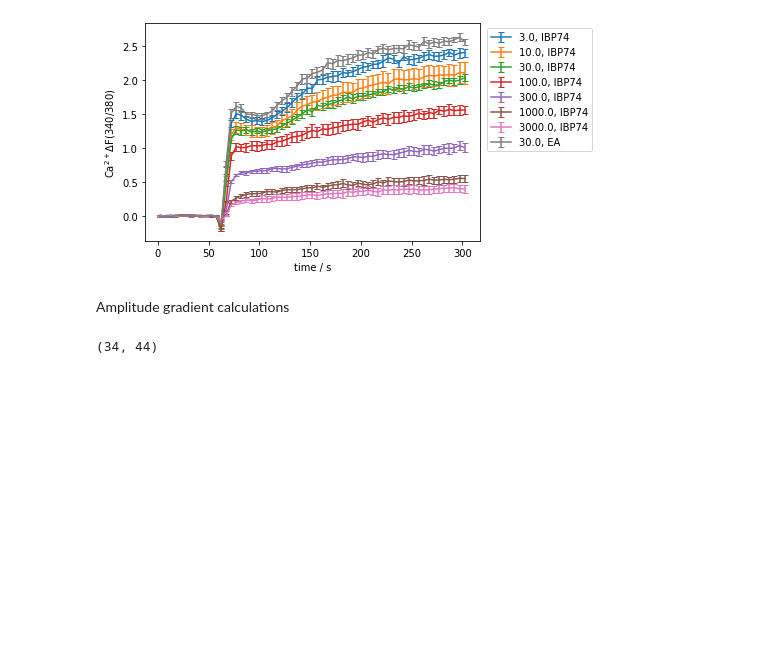
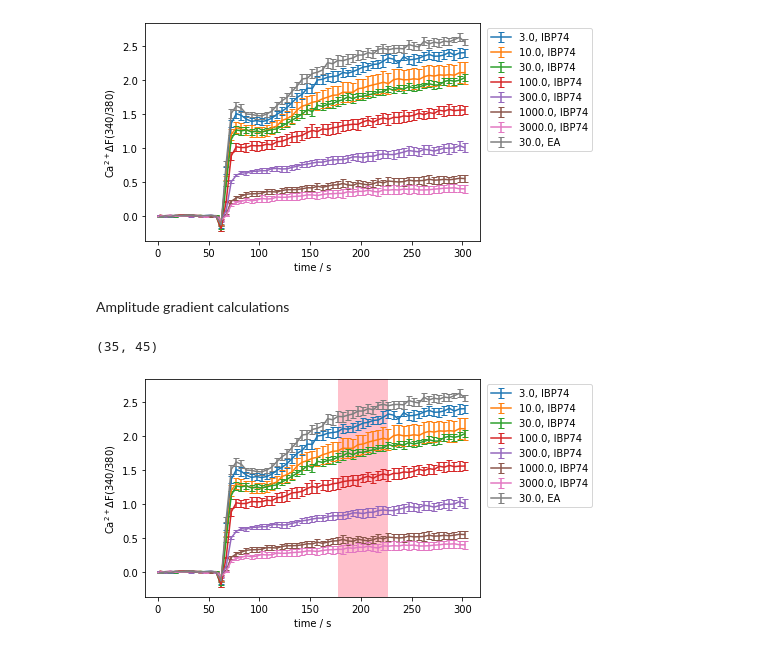
Before and after one commit to lawrencecollins/Ca-Flex-Analysis, a Jupyter notebook: week 4 data analysis & new data example w gradient.ipynb, the cells around one changed output. Saved outputs shown, nothing was run; the diff lists cells and outputs as text; code cells hidden in the pictures; blank space fills up the shorter version.

```diff
--- a/week 4 data analysis & new data example w gradient.ipynb
+++ b/week 4 data analysis & new data example w gradient.ipynb
@@ -15,5 +15,5 @@ datafile = '291019 TPC4sYFP2 EA 30 nM act IBP74 inhib 3 nM to 3 uM.txt'
 mapcsv = 'EA 30 nM act IBP74 3nM to 3 uM.csv'
 
 # insert the 2 files into the 'CaFlexAnalysis' class
-flex = cal.CaFlexAnalysis(raw_data = datafile, plate_map_file = mapcsv, data_type = 'new')
+plate3 = cal.CaFlexAnalysis(raw_data = datafile, plate_map_file = mapcsv, data_type = 'new')
 # %%
@@ -86,18 +86,21 @@ plt.show()
 # %% [markdown]
 Amplitude gradient calculations
 # %%
+# filter for valid wells
+valid_filter = plate3.plate_map.Valid == True
+
 # add opposite time filter to extract data after injection
 time_cut = 55
-data_source = flex.processed_data['baseline_corrected']
+data_source = plate3.processed_data['ratio']
 
 # convert to numpy arrays
-time = data_source['time'].to_numpy()
-data = data_source['data'].to_numpy()
+time = data_source['time'][valid_filter].to_numpy()
+data = data_source['data'][valid_filter].to_numpy()
 # create mask from mean time values
 post_inject_filter = np.nanmean(time,axis=0) > time_cut
 
-# get gradient for each well along series
-gradient = np.gradient(data[:,post_inject_filter], axis = 1)
+# get absolute gradient for each well along series
+gradient = abs(np.gradient(data[:,post_inject_filter], axis = 1))
 
 gradient_dict = {}
 
@@ -108,12 +111,44 @@ for i in range(gradient.shape[1]-10):
     mean_gradient = np.nanmean(np.mean(gradient[:, i:(i+10)], axis=1), axis = 0)
     gradient_dict[(i), (i+10)] = mean_gradient
 
+# get minimum gradient index window
 min_gradient = (min(gradient_dict, key = gradient_dict.get))
 
-amp = (flex.processed_data['baseline_corrected']['data'].iloc[:, min_gradient[0]:min_gradient[1]]).to_numpy()
+
+amp = (plate3.processed_data['ratio']['data'].iloc[:, min_gradient[0]:min_gradient[1]]).to_numpy()
 amp_mean = np.mean(amp, axis = 1)
 min_gradient
 # %% [output]
-(34, 44)
+(35, 45)
+# %%
+# x min and x max for axvspan
+xmin = plate3.processed_data['baseline_corrected']['time'].loc[:, min_gradient[0]].mean()
+xmax = plate3.processed_data['baseline_corrected']['time'].loc[:, min_gradient[1]].mean()
+
+
+platemap = plate3.plate_map
+grouplist = ['Protein','Type', 'Compound','Concentration']
+
+groupdct = {}
+for key, val in plate3.processed_data['baseline_corrected'].items():
+    mapped = platemap.join(val)
+    group = mapped[mapped.Valid == True].groupby(grouplist)[val.columns]
+    # update dictionary
+    groupdct[key] = group
+
+# plot series for each condition and control
+for i in range(len(groupdct['time'].mean())):
+    plt.errorbar(groupdct['time'].mean().iloc[i], groupdct['data'].mean().iloc[i], yerr=groupdct['data'].sem().iloc[i],
+                 capsize = 3,
+                 label = "{}, {}".format(list(groupdct['data'].mean().index.get_level_values('Concentration'))[i],
+                                        list(groupdct['data'].mean().index.get_level_values('Compound'))[i]))
+    # add label function that concatenates conc w/ the correct units
+    plt.legend(loc = "upper right", bbox_to_anchor = (1.35, 1.0))
+    plt.xlabel("time / s")
+    plt.ylabel("$\mathrm{Ca^{2+} \Delta F(340/380)}$")
+    plt.axvspan(xmin, xmax, facecolor = 'pink', alpha = 0.5)
+plt.show()
+# %% [output]
+[figure, added]
 # %%
 # update platemap with response amplitude
```
Also changed, not shown: parts of 6 cells of this notebook.
